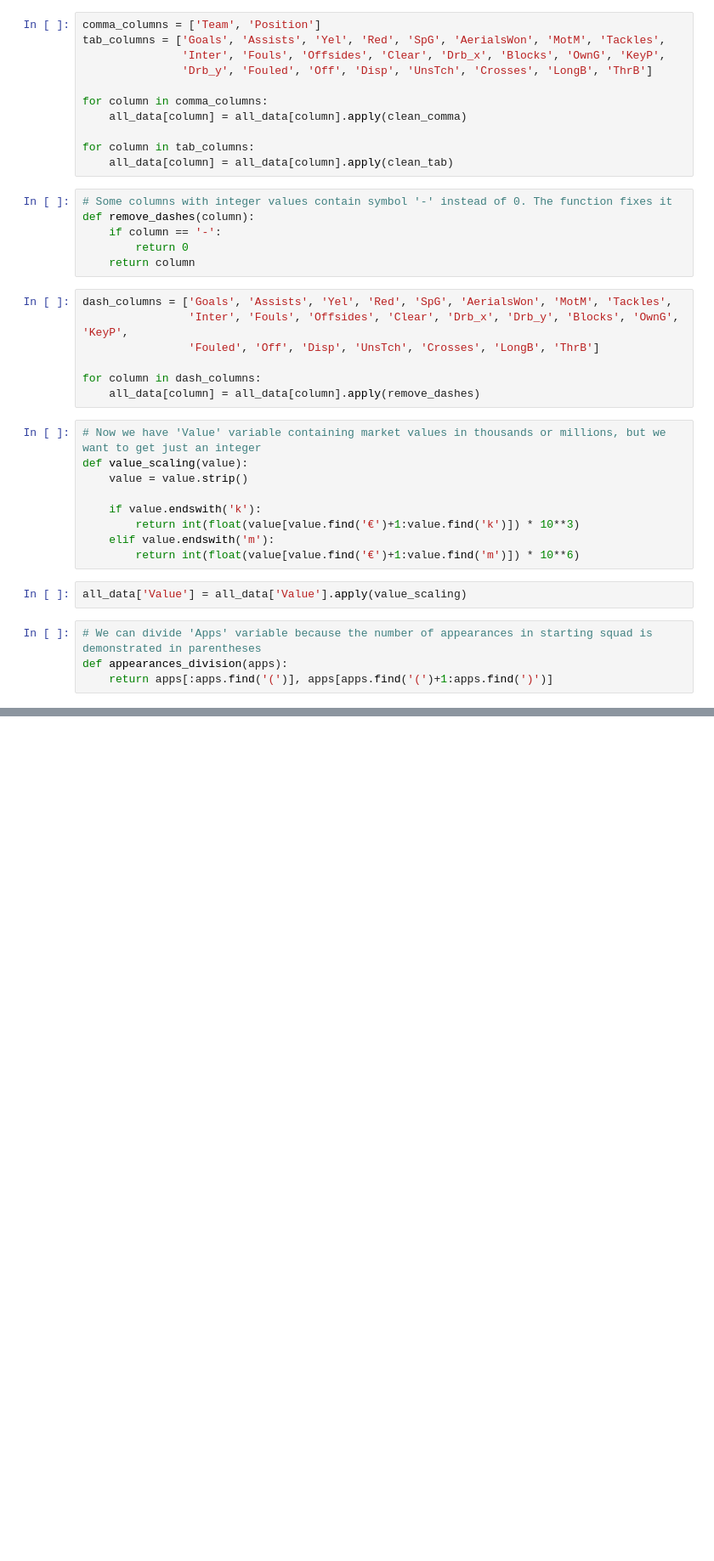
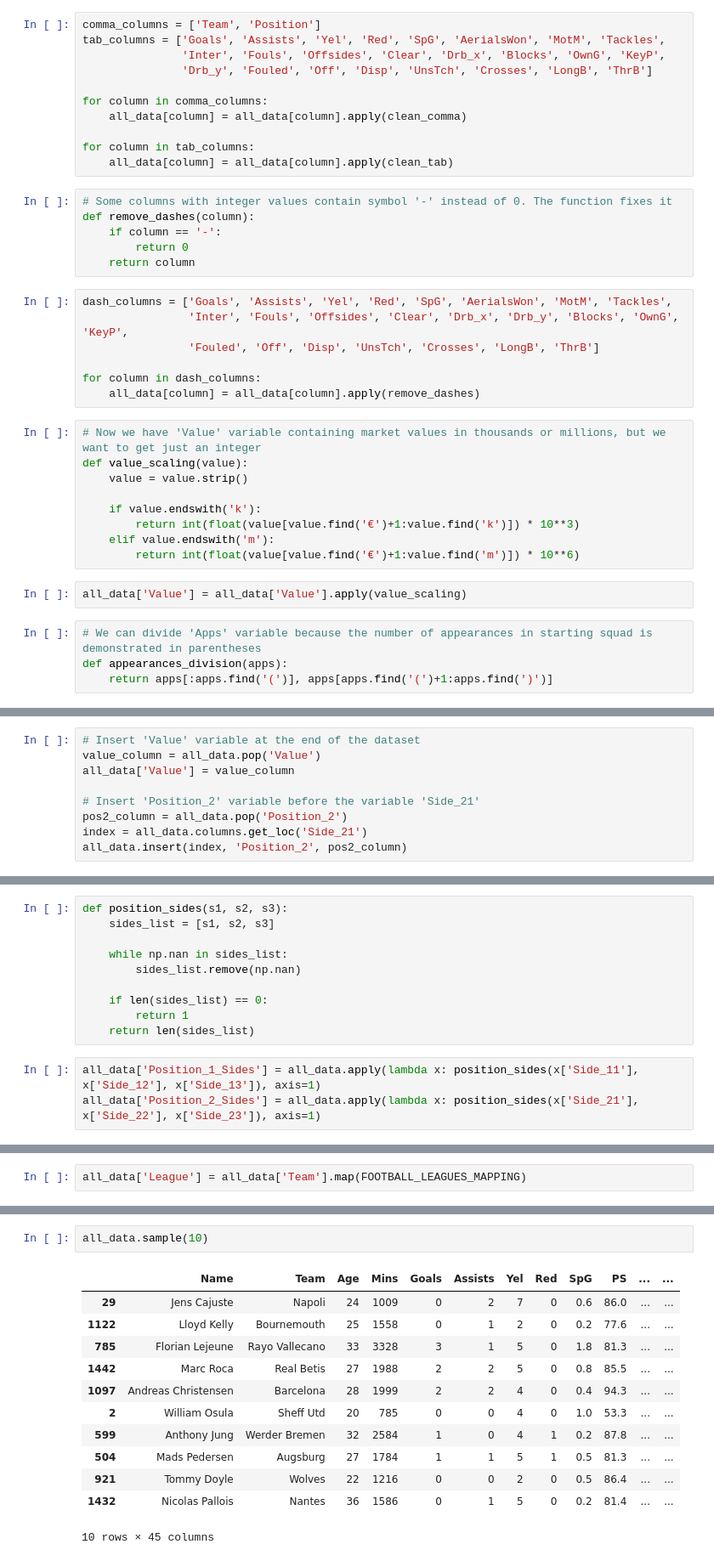
Before and after one commit to MorShow/players-market-value-prediction, a Jupyter notebook: project.ipynb, the cells around one changed output, grey strips where cells are left out. Shown at 85% size. Drawn from its saved outputs; the diff is of its cells as text; blank space fills up the shorter version.

Commit message:
Data Cleaning and EDA

```diff
--- a/project.ipynb
+++ b/project.ipynb
@@ -139,0 +145,9 @@ display(all_data.sample(30))
+# %%
+# Insert 'Value' variable at the end of the dataset
+value_column = all_data.pop('Value')
+all_data['Value'] = value_column
+
+# Insert 'Position_2' variable before the variable 'Side_21'
+pos2_column = all_data.pop('Position_2')
+index = all_data.columns.get_loc('Side_21')
+all_data.insert(index, 'Position_2', pos2_column)
@@ -139,0 +184,13 @@ display(all_data.sample(30))
+# %%
+def position_sides(s1, s2, s3):
+    sides_list = [s1, s2, s3]
+
+    while np.nan in sides_list:
+        sides_list.remove(np.nan)
+
+    if len(sides_list) == 0:
+        return 1
+    return len(sides_list)
+# %%
+all_data['Position_1_Sides'] = all_data.apply(lambda x: position_sides(x['Side_11'], x['Side_12'], x['Side_13']), axis=1)
+all_data['Position_2_Sides'] = all_data.apply(lambda x: position_sides(x['Side_21'], x['Side_22'], x['Side_23']), axis=1)
@@ -139,0 +203,2 @@ display(all_data.sample(30))
+# %%
+all_data['League'] = all_data['Team'].map(FOOTBALL_LEAGUES_MAPPING)
@@ -139,0 +248,15 @@ display(all_data.sample(30))
+# %%
+all_data.sample(10)
+# %% [output]
+|  | Name | Team | Age | Mins | Goals | Assists | Yel | Red | SpG | PS | ... | ... |
+| 29 | Jens Cajuste | Napoli | 24 | 1009 | 0 | 2 | 7 | 0 | 0.6 | 86.0 | ... | ... |
+| 1122 | Lloyd Kelly | Bournemouth | 25 | 1558 | 0 | 1 | 2 | 0 | 0.2 | 77.6 | ... | ... |
+| 785 | Florian Lejeune | Rayo Vallecano | 33 | 3328 | 3 | 1 | 5 | 0 | 1.8 | 81.3 | ... | ... |
+| 1442 | Marc Roca | Real Betis | 27 | 1988 | 2 | 2 | 5 | 0 | 0.8 | 85.5 | ... | ... |
+| 1097 | Andreas Christensen | Barcelona | 28 | 1999 | 2 | 2 | 4 | 0 | 0.4 | 94.3 | ... | ... |
+| 2 | William Osula | Sheff Utd | 20 | 785 | 0 | 0 | 4 | 0 | 1.0 | 53.3 | ... | ... |
+| 599 | Anthony Jung | Werder Bremen | 32 | 2584 | 1 | 0 | 4 | 1 | 0.2 | 87.8 | ... | ... |
+| 504 | Mads Pedersen | Augsburg | 27 | 1784 | 1 | 1 | 5 | 1 | 0.5 | 81.3 | ... | ... |
+| 921 | Tommy Doyle | Wolves | 22 | 1216 | 0 | 0 | 2 | 0 | 0.5 | 86.4 | ... | ... |
+| 1432 | Nicolas Pallois | Nantes | 36 | 1586 | 0 | 1 | 5 | 0 | 0.2 | 81.4 | ... | ... |
+10 rows × 45 columns
```
Also changed, not shown: parts of 22 cells of this notebook.
